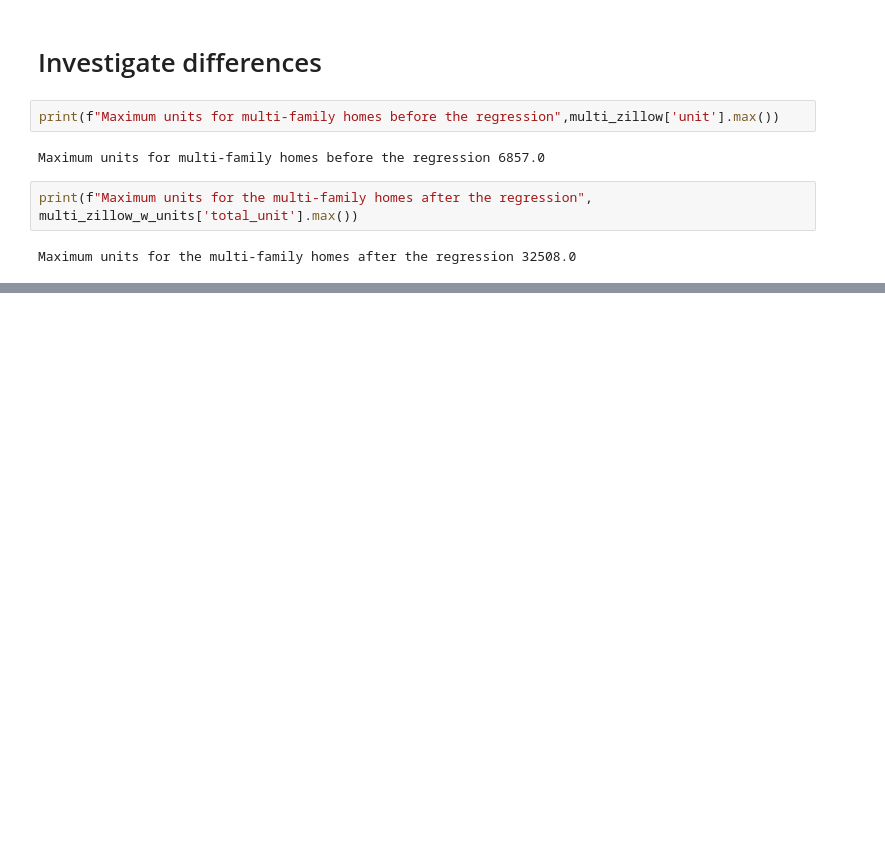
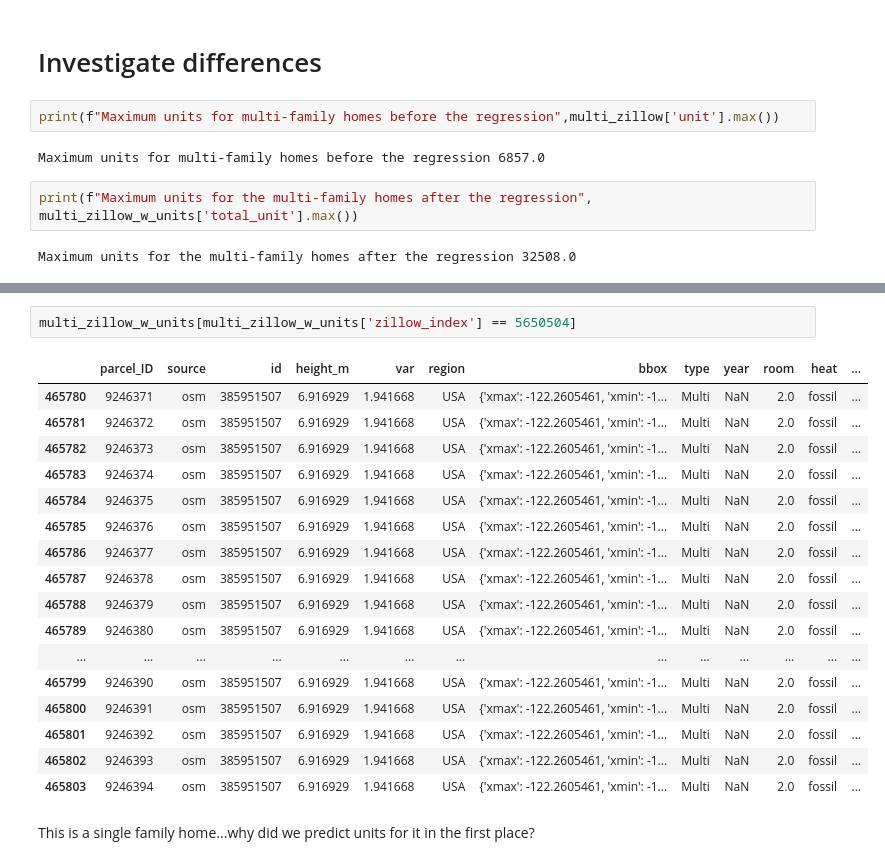
Before and after one commit to sofiiir/building-unit-regression, a Jupyter notebook: validate_units.ipynb, the cells around one changed output, grey strips where cells are left out. Drawn from its saved outputs; the diff is of its cells as text; blank space fills up the shorter version.

```diff
--- a/validate_units.ipynb
+++ b/validate_units.ipynb
@@ -87,0 +128,22 @@ multi_zillow_w_units['total_unit'].sum()
+# %%
+multi_zillow_w_units[multi_zillow_w_units['zillow_index'] == 5650504]
+# %% [output]
+|  | parcel_ID | source | id | height_m | var | region | bbox | type | year | room | heat | ... |
+| 465780 | 9246371 | osm | 385951507 | 6.916929 | 1.941668 | USA | {'xmax': -122.2605461, 'xmin': -1... | Multi | NaN | 2.0 | fossil | ... |
+| 465781 | 9246372 | osm | 385951507 | 6.916929 | 1.941668 | USA | {'xmax': -122.2605461, 'xmin': -1... | Multi | NaN | 2.0 | fossil | ... |
+| 465782 | 9246373 | osm | 385951507 | 6.916929 | 1.941668 | USA | {'xmax': -122.2605461, 'xmin': -1... | Multi | NaN | 2.0 | fossil | ... |
+| 465783 | 9246374 | osm | 385951507 | 6.916929 | 1.941668 | USA | {'xmax': -122.2605461, 'xmin': -1... | Multi | NaN | 2.0 | fossil | ... |
+| 465784 | 9246375 | osm | 385951507 | 6.916929 | 1.941668 | USA | {'xmax': -122.2605461, 'xmin': -1... | Multi | NaN | 2.0 | fossil | ... |
+| 465785 | 9246376 | osm | 385951507 | 6.916929 | 1.941668 | USA | {'xmax': -122.2605461, 'xmin': -1... | Multi | NaN | 2.0 | fossil | ... |
+| 465786 | 9246377 | osm | 385951507 | 6.916929 | 1.941668 | USA | {'xmax': -122.2605461, 'xmin': -1... | Multi | NaN | 2.0 | fossil | ... |
+| 465787 | 9246378 | osm | 385951507 | 6.916929 | 1.941668 | USA | {'xmax': -122.2605461, 'xmin': -1... | Multi | NaN | 2.0 | fossil | ... |
+| 465788 | 9246379 | osm | 385951507 | 6.916929 | 1.941668 | USA | {'xmax': -122.2605461, 'xmin': -1... | Multi | NaN | 2.0 | fossil | ... |
+| 465789 | 9246380 | osm | 385951507 | 6.916929 | 1.941668 | USA | {'xmax': -122.2605461, 'xmin': -1... | Multi | NaN | 2.0 | fossil | ... |
+| ... | ... | ... | ... | ... | ... | ... | ... | ... | ... | ... | ... | ... |
+| 465799 | 9246390 | osm | 385951507 | 6.916929 | 1.941668 | USA | {'xmax': -122.2605461, 'xmin': -1... | Multi | NaN | 2.0 | fossil | ... |
+| 465800 | 9246391 | osm | 385951507 | 6.916929 | 1.941668 | USA | {'xmax': -122.2605461, 'xmin': -1... | Multi | NaN | 2.0 | fossil | ... |
+| 465801 | 9246392 | osm | 385951507 | 6.916929 | 1.941668 | USA | {'xmax': -122.2605461, 'xmin': -1... | Multi | NaN | 2.0 | fossil | ... |
+| 465802 | 9246393 | osm | 385951507 | 6.916929 | 1.941668 | USA | {'xmax': -122.2605461, 'xmin': -1... | Multi | NaN | 2.0 | fossil | ... |
+| 465803 | 9246394 | osm | 385951507 | 6.916929 | 1.941668 | USA | {'xmax': -122.2605461, 'xmin': -1... | Multi | NaN | 2.0 | fossil | ... |
+# %% [markdown]
+This is a single family home...why did we predict units for it in the first place?
```
Also changed, not shown: parts of 12 cells of this notebook, 1 other file.
